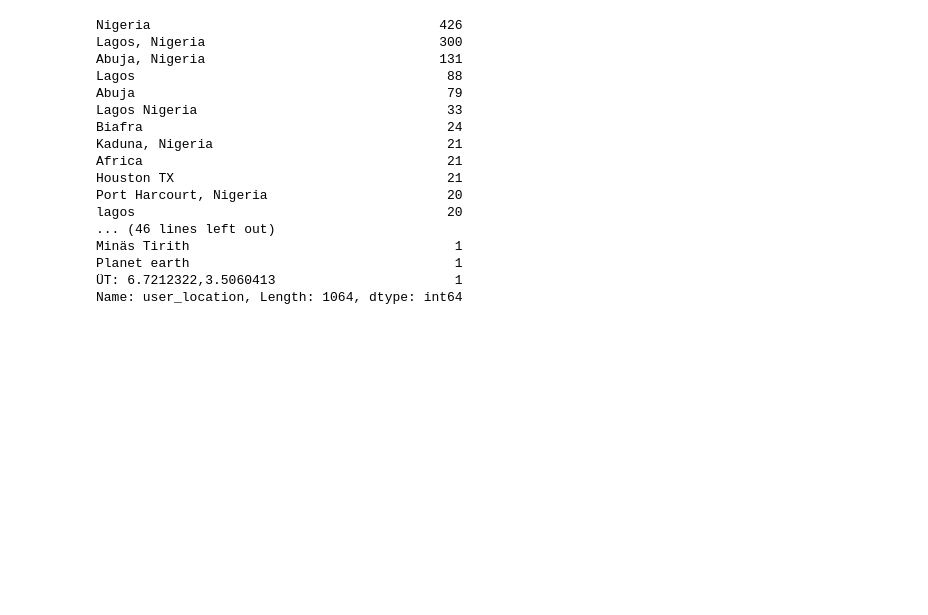
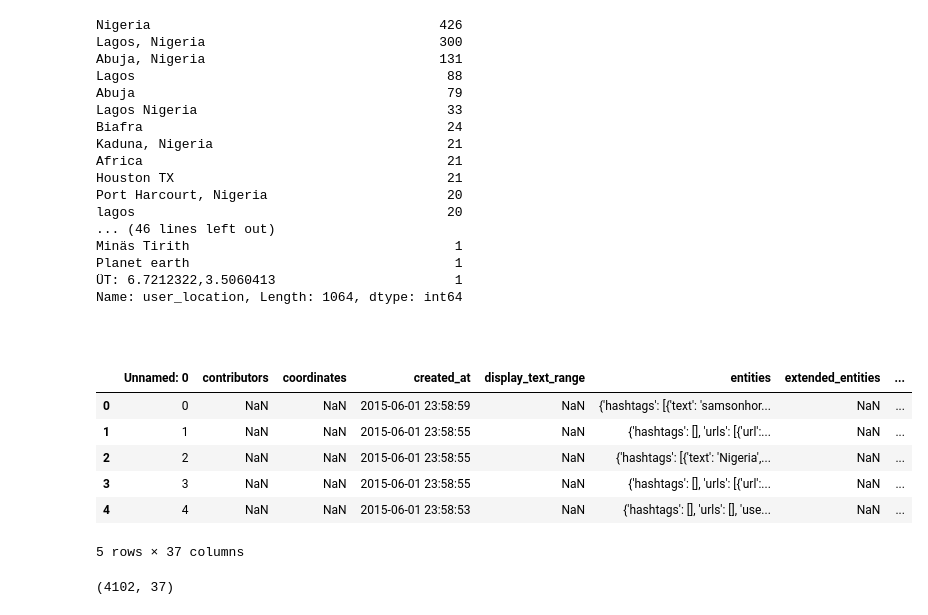
Before and after one commit to import-fola/buhari_sentiment, a Jupyter notebook: buhari_twitter_sentiment_analysis.ipynb, the cells around one changed output. Cells and saved outputs as stored; diff of their text form; code cells hidden in the pictures; blank space fills up the shorter version.

```diff
--- a/buhari_twitter_sentiment_analysis.ipynb
+++ b/buhari_twitter_sentiment_analysis.ipynb
@@ -203,3 +203,20 @@ Minäs Tirith                                  1
 Planet earth                                  1
 ÜT: 6.7212322,3.5060413                       1
 Name: user_location, Length: 1064, dtype: int64
+# %% [markdown]
+<br>
+# %%
+tweets_df = pd.read_csv("./data/buhari_tweets.csv")
+tweets_df.head()
+# %% [output]
+|  | Unnamed: 0 | contributors | coordinates | created_at | display_text_range | entities | extended_entities | ... |
+| 0 | 0 | NaN | NaN | 2015-06-01 23:58:59 | NaN | {'hashtags': [{'text': 'samsonhor... | NaN | ... |
+| 1 | 1 | NaN | NaN | 2015-06-01 23:58:55 | NaN | {'hashtags': [], 'urls': [{'url':... | NaN | ... |
+| 2 | 2 | NaN | NaN | 2015-06-01 23:58:55 | NaN | {'hashtags': [{'text': 'Nigeria',... | NaN | ... |
+| 3 | 3 | NaN | NaN | 2015-06-01 23:58:55 | NaN | {'hashtags': [], 'urls': [{'url':... | NaN | ... |
+| 4 | 4 | NaN | NaN | 2015-06-01 23:58:53 | NaN | {'hashtags': [], 'urls': [], 'use... | NaN | ... |
+5 rows × 37 columns
+# %%
+tweets_df.shape
+# %% [output]
+(4102, 37)
```
Also changed, not shown: parts of 1 cell of this notebook, 2 other files.
